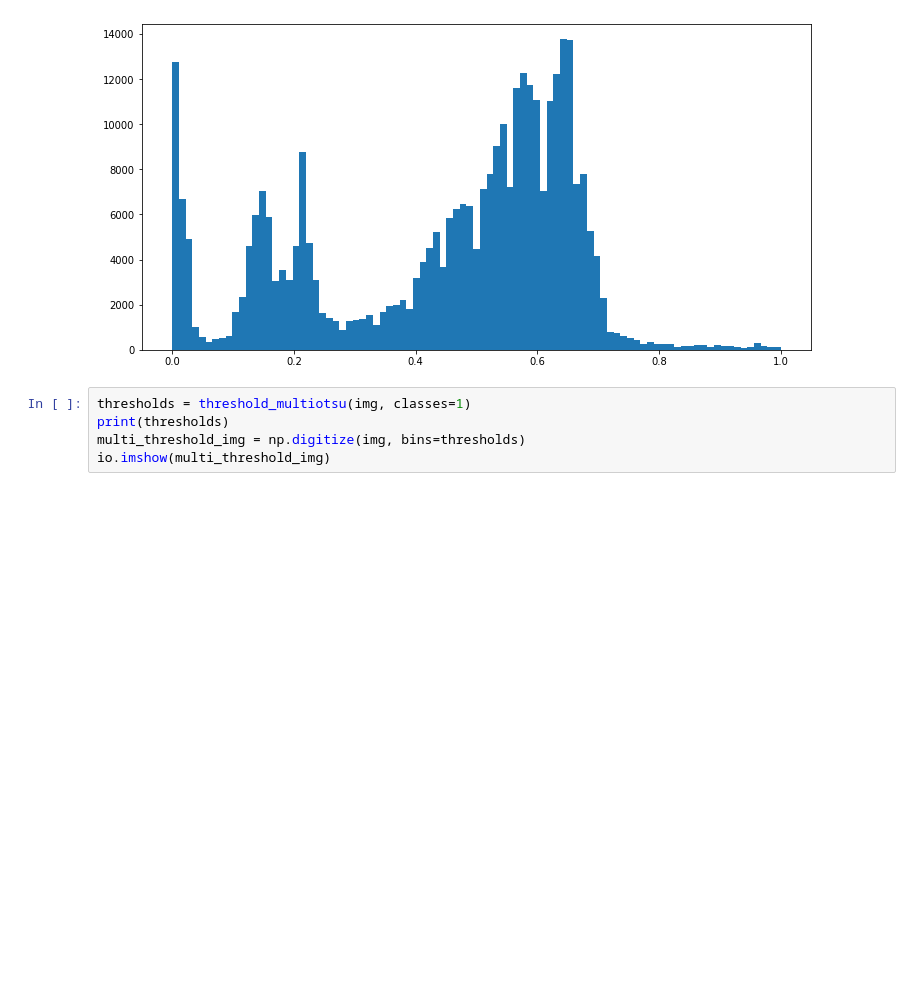
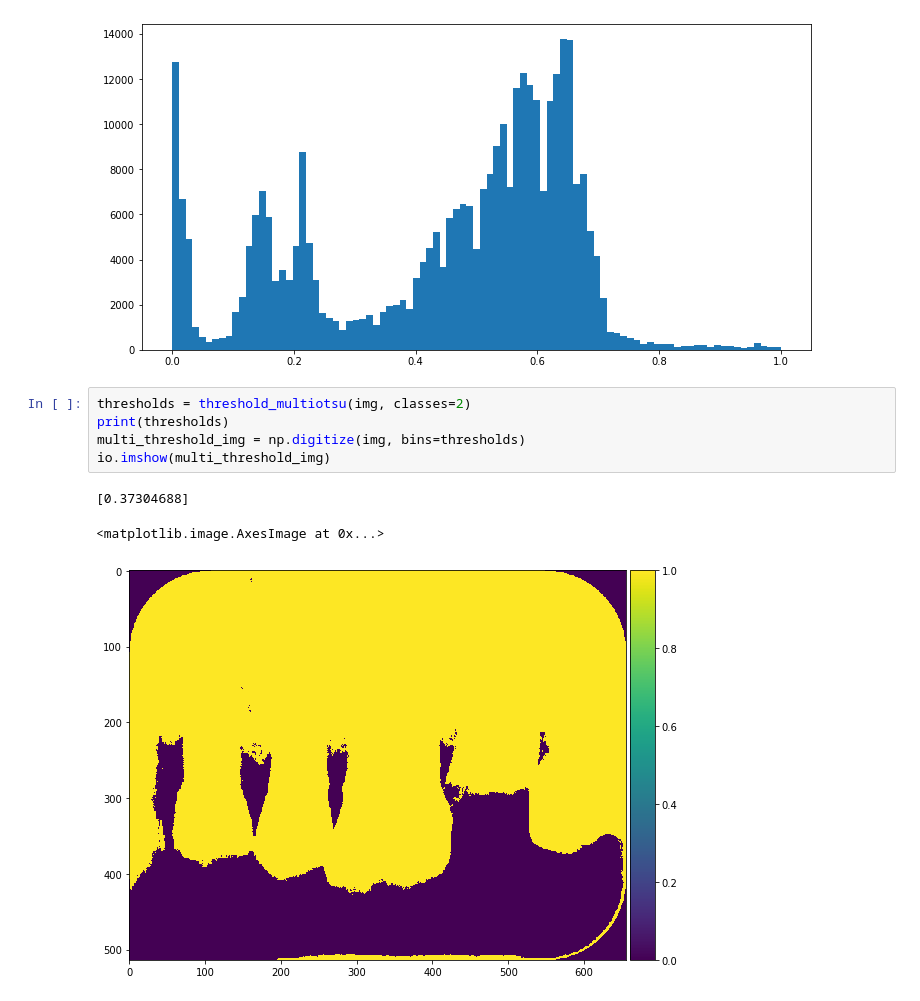
Before and after one commit to qfaizan401/Project-Dentistry, a Jupyter notebook: project/New - Classes Extraction .ipynb, the cells around one changed output. Drawn from its saved outputs; the diff is of its cells as text; blank space fills up the shorter version.

```diff
--- a/project/New - Classes Extraction .ipynb
+++ b/project/New - Classes Extraction .ipynb
@@ -381,10 +382,14 @@ plt.hist(img.ravel(), bins='auto')
  <a list of 91 Patch objects>)
 [figure]
 # %%
-thresholds = threshold_multiotsu(img, classes=1)
+thresholds = threshold_multiotsu(img, classes=2)
 print(thresholds)
 multi_threshold_img = np.digitize(img, bins=thresholds)
 io.imshow(multi_threshold_img)
+# %% [output]
+[0.37304688]
+<matplotlib.image.AxesImage at 0x...>
+[figure, added]
 # %%
 label_image = measure.label(multi_threshold_img, connectivity=img.ndim)
 io.imshow(label_image)
```
Also changed, not shown: parts of 11 cells of this notebook.
